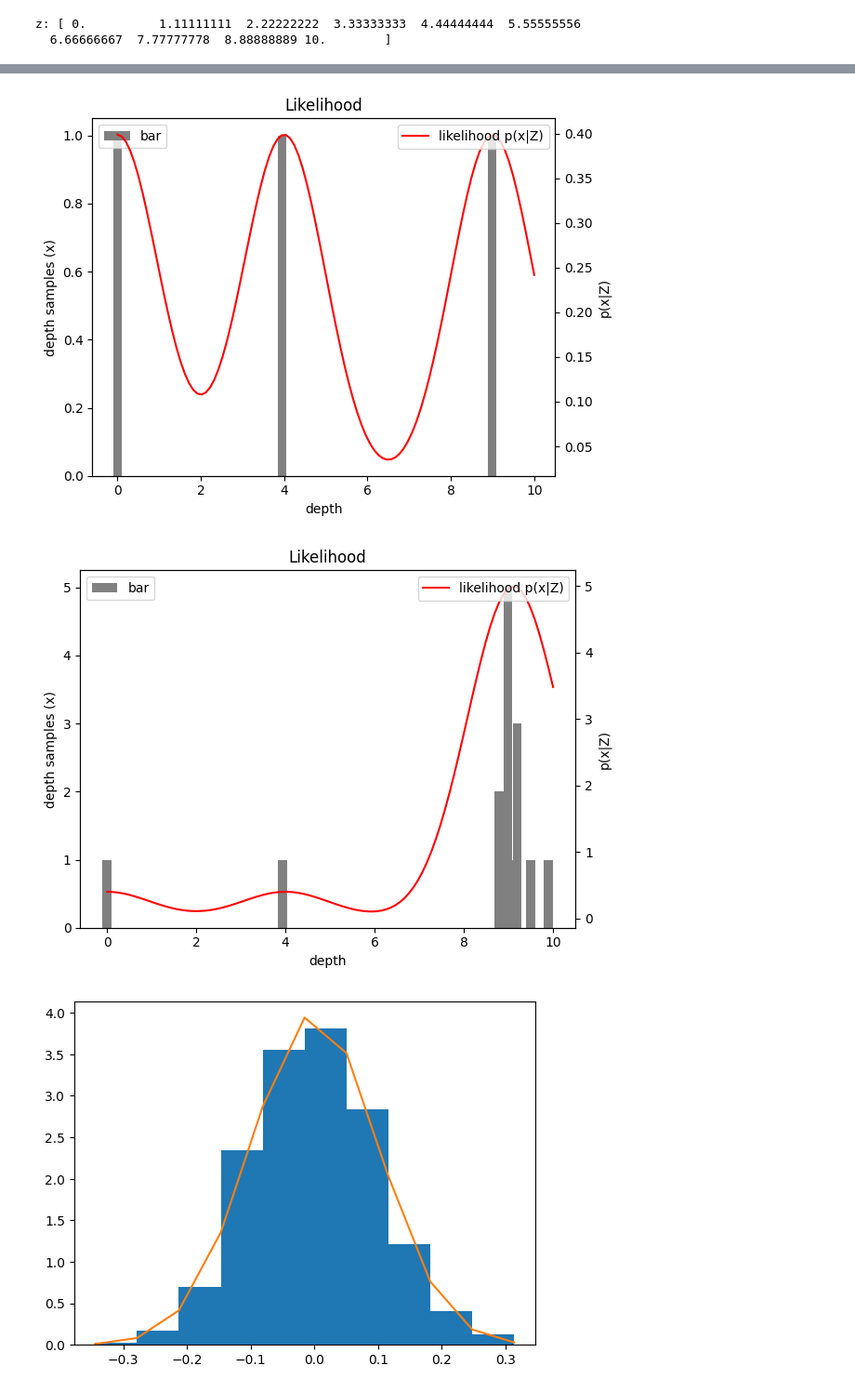
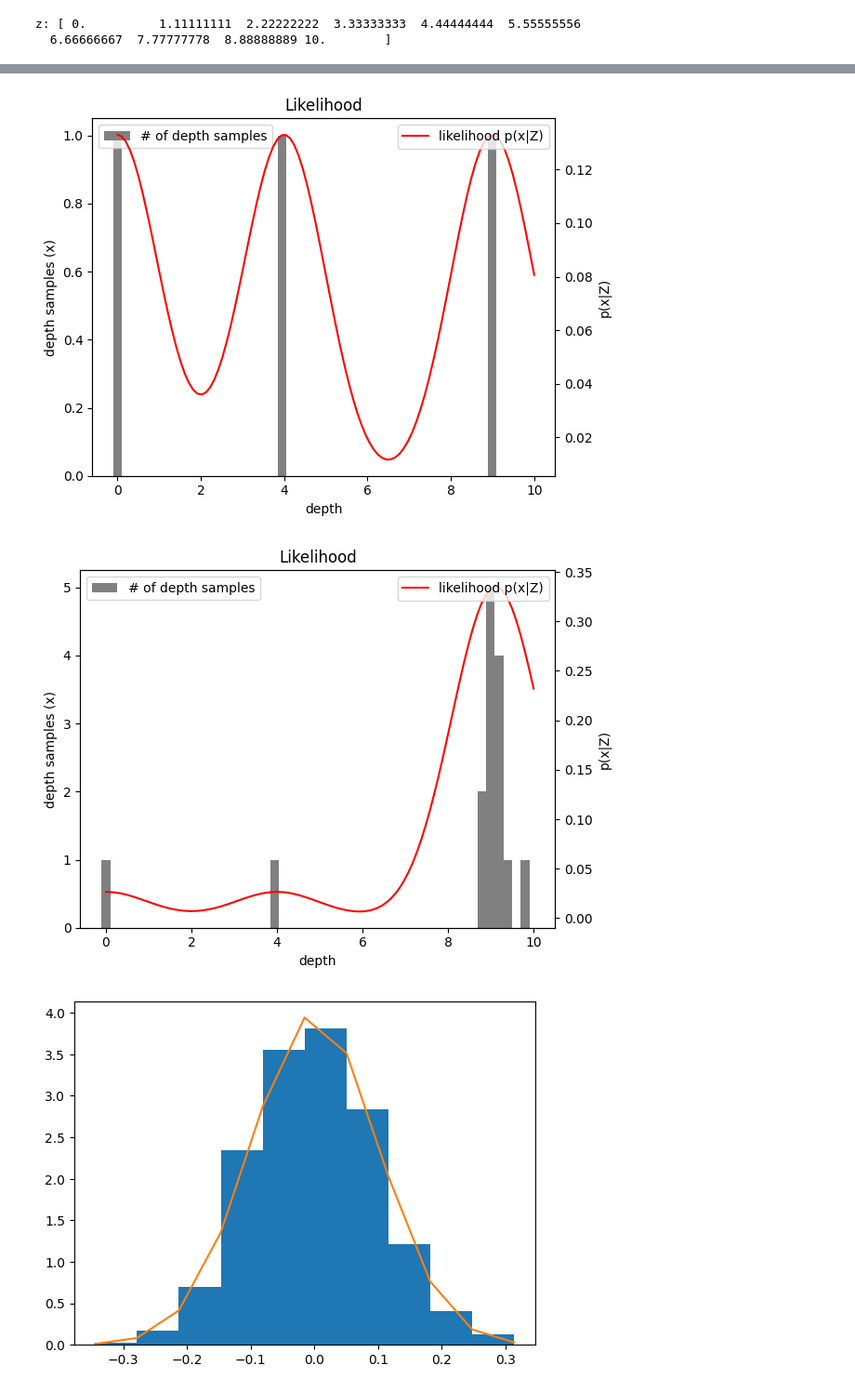
Before and after one commit to kodogyu/playground, a Jupyter notebook: ipynb/depth_filter.ipynb, the cells around one changed output, grey strips where cells are left out. Shown at 93% size. Cells and saved outputs as stored; diff of their text form; code cells hidden in the pictures.

```diff
--- a/ipynb/depth_filter.ipynb
+++ b/ipynb/depth_filter.ipynb
@@ -43,11 +43,9 @@ def plot_likelihood(xs):
         mean = z
         std = 1.0  # tau
 
-        # likelihood = np.prod(gaussian_dist(mean, std, xs))
-        log_likelihood = np.sum(np.log(gaussian_dist(mean, std, xs)))
-        # likelihood = np.sum(gaussian_dist(mean, std, xs))
-        # likelihood = 0.5*likelihood + 0.5/(z_max - z_min)
-        likelihoods.append(log_likelihood)
+        # mixture of Gaussian
+        likelihood = np.sum(gaussian_dist(mean, std, xs) * (1/len(xs)))
+        likelihoods.append(likelihood)
 
 
     # Plot
@@ -55,7 +53,7 @@ def plot_likelihood(xs):
     counts, bins = np.histogram(xs, bins=depth_bins)
     ax.set_ylabel('depth samples (x)')
     ax.set_xlabel('depth')
-    ax.bar(bins[:-1], counts, width=0.2, color='gray', label='bar')
+    ax.bar(bins[:-1], counts, width=0.2, color='gray', label='# of depth samples')
 
     ax2 = ax.twinx()
     ax2.set_xlabel('depth (Z)')
@@ -81,11 +79,11 @@ plot_likelihood([0, 2.4, 4.5, 5, 6, 8, 8.8, 8.9, 9, 9.5])
 # %%
 plot_likelihood([0, 4, 9])
 # %% [output]
-[figure, old version]
+[figure, new version]
 # %%
-plot_likelihood([0, 4, 8.8, 8.8, 9, 9, 9, 9, 9, 9.1, 9.2, 9.2, 9.2, 9.5, 9.9])
+plot_likelihood([0, 4, 8.8, 8.8, 9, 9, 9, 9, 9, 9.2, 9.2, 9.2, 9.2, 9.4, 9.8])
 # %% [output]
-[figure, old version]
+[figure, new version]
 # %%
 # posterior p(Z|x)
 
```
Also changed, not shown: parts of 2 cells of this notebook.
